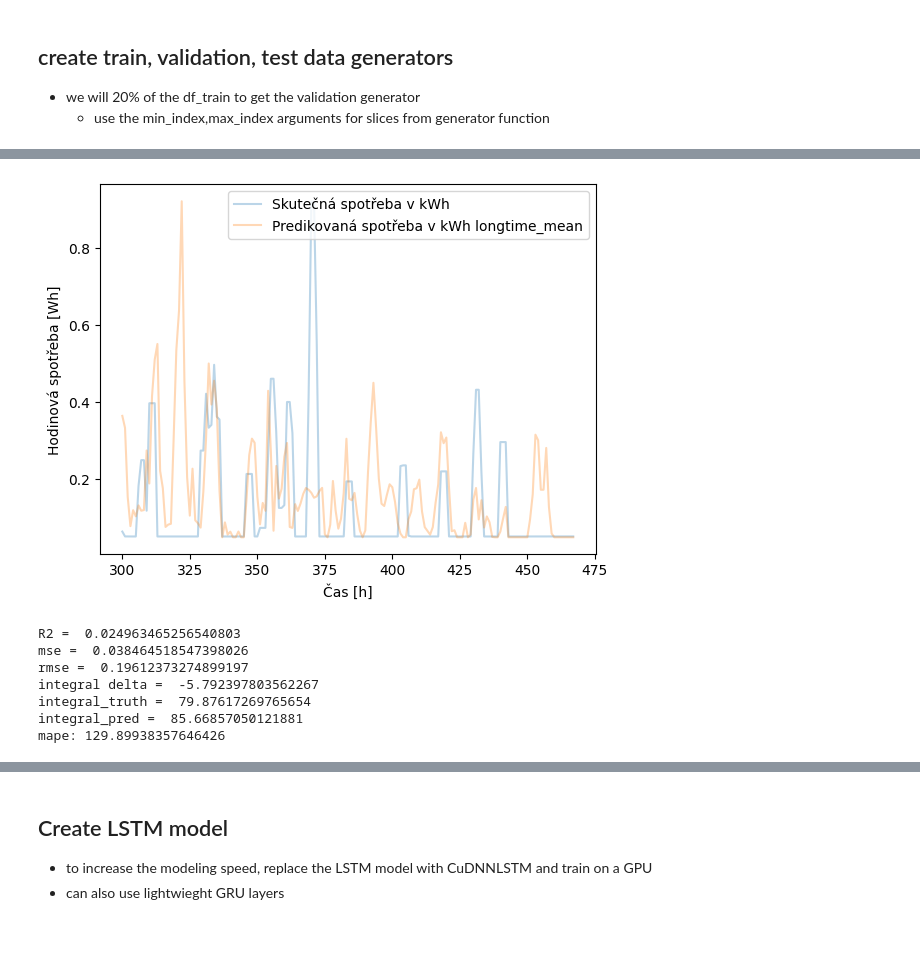
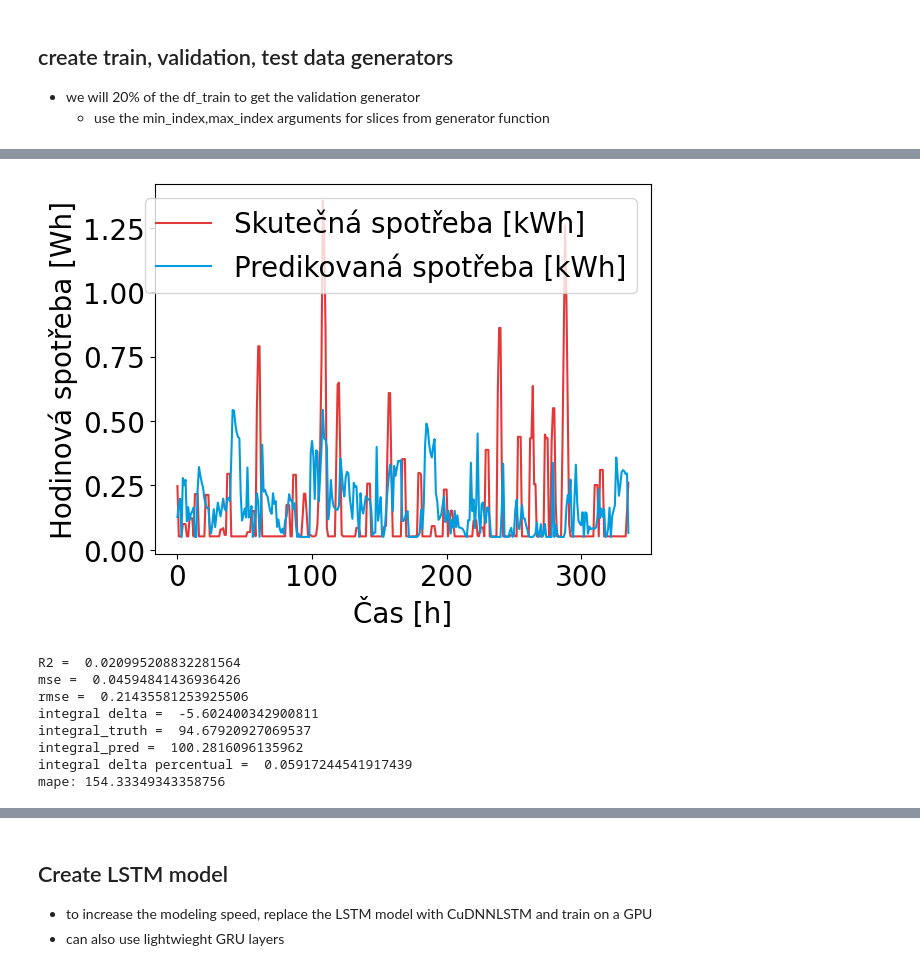
Before and after one commit to grinwi/smartboiler, a Jupyter notebook: src/smartboiler/lstm_example_with_multivariate_time_series 2.ipynb, the cells around one changed output, grey strips where cells are left out. Drawn from its saved outputs; the diff is of its cells as text; code cells hidden in the pictures; blank space fills up the shorter version.

```diff
--- a/src/smartboiler/lstm_example_with_multivariate_time_series 2.ipynb
+++ b/src/smartboiler/lstm_example_with_multivariate_time_series 2.ipynb
@@ -324,7 +304,7 @@ ml_data_form = ml_data_form_datetimes.reset_index(drop=True)
 ##FOR
 df_form = ml_data_form.reset_index(drop=True).copy()
 #60T
-df_60T_form = pd.concat([df_form.iloc[0:1500], df_form.iloc[3100:3350]])
+df_60T_form = pd.concat([df_form.iloc[0:1500]])
 
 with open('df_60T_form.pkl', 'wb') as f:
     df_60T_form.to_pickle(f)
@@ -333,18 +313,25 @@ with open('df_60T_form.pkl', 'wb') as f:
 df_form = df_60T_form.reset_index(drop=True).copy()
 # drop rows where last_3_week_skew is nan
 df_form = df_form.dropna(subset=['last_3_week_skew'])
+# reduce distance greater than 50
+df_form['distance_from_home'] = df_form['distance_from_home'].apply(lambda x: x if x < 50 else 50)
+# df_form['distance_from_home_2'] = df_form['distance_from_home_2'].apply(lambda x: x if x < 50 else 50)
 df_train_form = df_form.loc[:int(df_form.shape[0]*0.8),:]
 df_test_form = df_form.loc[int(df_form.shape[0]*0.8):,:]
 
 # ## ZUKA
 
 df_zuka = ml_data_zuka.reset_index(drop=True).copy()
+df_form.plot(y='count')
+
 #60T
-df_60T_zuka = pd.concat([df_zuka.iloc[600:1266], df_zuka.iloc[1650:]])
+df_60T_zuka = pd.concat([df_zuka.iloc[900:1400], df_zuka.iloc[1900:]])
 with open('df_60T_zuka.pkl', 'wb') as f:
     df_60T_zuka.to_pickle(f)
 
 df_zuka = df_60T_zuka.reset_index(drop=True).copy()
+# df_zuka['distance_from_home_2'] = df_zuka['distance_from_home_2'].apply(lambda x: x if x < 30 else 30)
+df_zuka['distance_from_home'] = df_zuka['distance_from_home'].apply(lambda x: x if x < 30 else 30)
 df_train_zuka = df_zuka.loc[:int(df_zuka.shape[0]*0.8),:]
 df_test_zuka = df_zuka.loc[int(df_zuka.shape[0]*0.8):,:]
 
@@ -598,8 +644,0 @@ print(one_week_prediction)
-# %%
-concacted = pd.DataFrame(one_week_prediction)
-print(concacted)
-# transform to 6 columnsf df
-
-shifted_df = concacted.copy()
-for i in range(0, 6):
-    shifted_df[i] = shifted_df[i].shift(i)
@@ -721,41 +702,65 @@ y_pred_inv_df = y_pred_inv_df.dropna()
 # %%
 
 
 
 
 
 for i in range(num_targets):
-    j = 300
 
+    datetime_start = datetime(2024, 3, 14, 0, 0, 0)
+    datetime_end = datetime_start + timedelta(hours=167)
+    datetime_range = pd.date_range(datetime_start, datetime_end, freq='H')
+    j = 100
     plt.figure()
-    plt.plot(y_pred_inv_df['truth'][j:168+j], label=f'Skutečná spotřeba v kWh', alpha=0.3)
-    plt.plot(y_pred_inv_df['longtime_mean'][j:168+j], label=f'Predikovaná spotřeba v kWh {predicted_columns[i]}', alpha=0.3)
+    y_plot = y_pred_inv_df.copy()
+    y_plot = y_plot[j:j+2*168].reset_index(drop=True)
+    # y_plot = y_plot[:].reset_index(drop=True)
+    y_evaluate = y_plot.copy()
+    weeks_range = range(0, len(y_plot.index), 1)
+    plt.plot(weeks_range,y_plot['truth'], label=f'Skutečná spotřeba [kWh]', alpha=1,color='#e23838' )
+    plt.plot(weeks_range,y_plot['longtime_mean'], label=f'Predikovaná spotřeba [kWh]', alpha=1, color='#009cdf')
     # set axis labels
     mape = np.mean(np.abs((y_pred_inv_df['truth'] - y_pred_inv_df['longtime_mean']) / y_pred_inv_df['truth'])) * 100
+
+    # plt.title(f'Prediction and real consumption of heat from boiler')
+    # plt.title(f'Predikovaná a skutečná hodinová spotřeba tepla z bojleru')
+    plt.xlabel('Time [h]')
     plt.xlabel('Čas [h]')
+    plt.xticks(rotation=0)
+    plt.ylabel('Hourly comsumption [Wh]')
     plt.ylabel('Hodinová spotřeba [Wh]')
     plt.legend()
+    plt.savefig(f'prediction_form.pdf', format='pdf', dpi=500)
+
     plt.show()
+
+    # save fig as vector png
+
+    # save as pdf
     # slope, intercept, r_value, p_value, std_err = stats.linregress(x=y_pred_inv_df['longtime_mean'],y=y_pred_inv_df['truth'])
     r2 = np.corrcoef(y_pred_inv_df['truth'], y_pred_inv_df['longtime_mean'])[0, 1] ** 2
     mse = mean_squared_error(y_true=y_pred_inv_df['truth'], y_pred=y_pred_inv_df['longtime_mean'], squared=True)
     rmse = mean_squared_error(y_true=y_pred_inv_df['truth'], y_pred=y_pred_inv_df['longtime_mean'], squared=False)
 
 
     print('R2 = ',r2)
     print('mse = ',mse)
     print('rmse = ',rmse)
     #print integral of y_pred_curr - y_truth_curr
     print('integral delta = ',np.trapz(y_pred_inv_df['truth'] - y_pred_inv_df['longtime_mean']))
     print('integral_truth = ',np.trapz(y_pred_inv_df['truth']))
     print('integral_pred = ',np.trapz(y_pred_inv_df['longtime_mean']))
+
+    # print percentual differece between integral of y_pred_curr - y_truth_curr and integral_truth
+    print('integral delta percentual = ',np.trapz(y_pred_inv_df['longtime_mean'] - y_pred_inv_df['truth'])/np.trapz(y_pred_inv_df['truth']))
     print('mape:', mape)
 # %% [output]
-[figure, old version]
+[figure, new version]
-R2 =  0.024963465256540803
-mse =  0.038464518547398026
-rmse =  0.19612373274899197
-integral delta =  -5.792397803562267
-integral_truth =  79.87617269765654
-integral_pred =  85.66857050121881
-mape: 129.89938357646426
+R2 =  0.020995208832281564
+mse =  0.04594841436936426
+rmse =  0.21435581253925506
+integral delta =  -5.602400342900811
+integral_truth =  94.67920927069537
+integral_pred =  100.2816096135962
+integral delta percentual =  0.05917244541917439
+mape: 154.33349343358756
```
Also changed, not shown: parts of 35 cells of this notebook.
